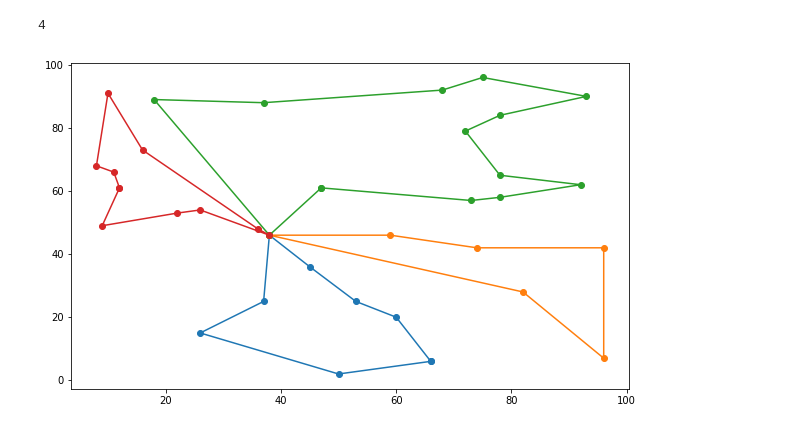
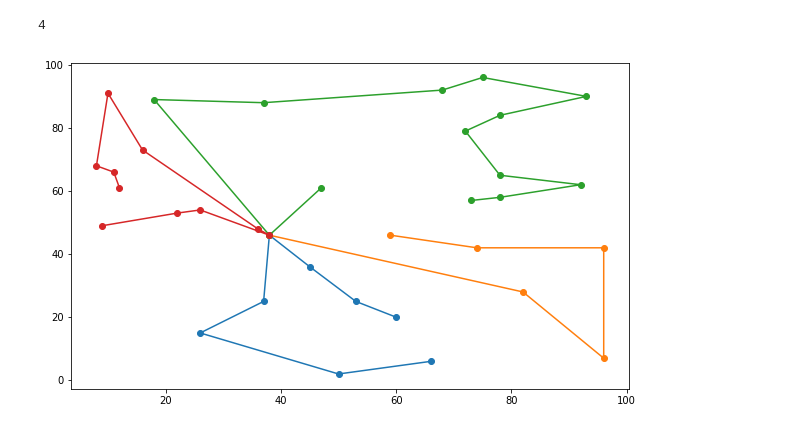
Before and after one commit to islopma/aed3-tp3-cvrp, a Jupyter notebook: notebooks/Clustering.ipynb, the cells around one changed output. Cells and saved outputs as stored; diff of their text form; code cells hidden in the pictures.

```diff
--- a/notebooks/Clustering.ipynb
+++ b/notebooks/Clustering.ipynb
@@ -36,10 +36,12 @@ clusters = np.split(data, np.where(data[:-1, 2] < data[1:, 2])[0]+1)
 # %%
 for cluster in clusters:
 
     plt.plot(
-        np.concatenate((cluster[:, 0], cluster[:1, 0])),
-        np.concatenate((cluster[:, 1], cluster[:1, 1])),
+#         np.concatenate((cluster[:, 0], cluster[:1, 0])),
+#         np.concatenate((cluster[:, 1], cluster[:1, 1])),
+        cluster[:, 0],
+        cluster[:, 1],
         'o-'
     )
 # %% [output]
-[figure, old version]
+[figure, new version]
```
Also changed, not shown: 1 other file.
